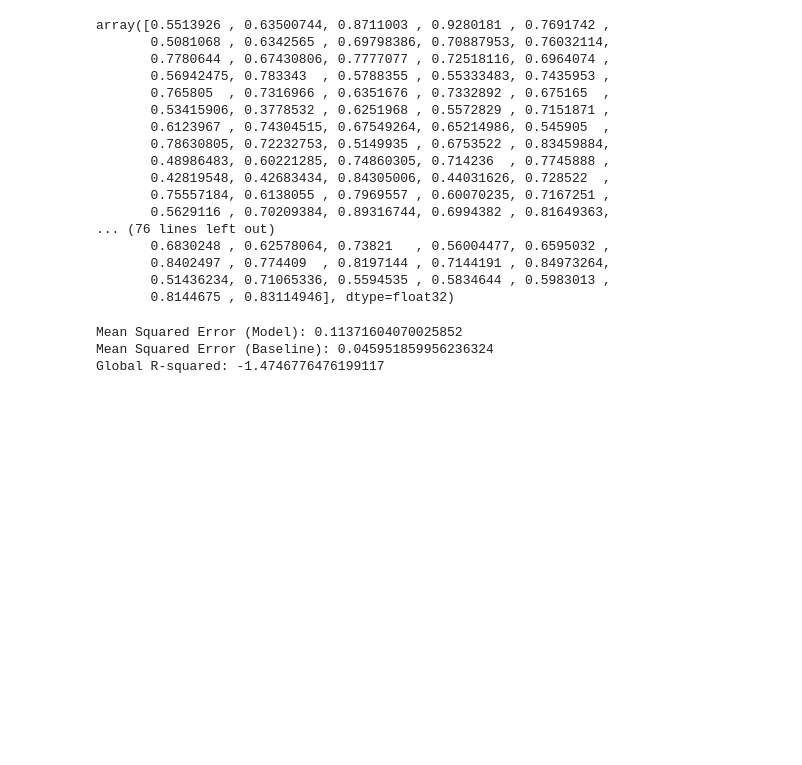
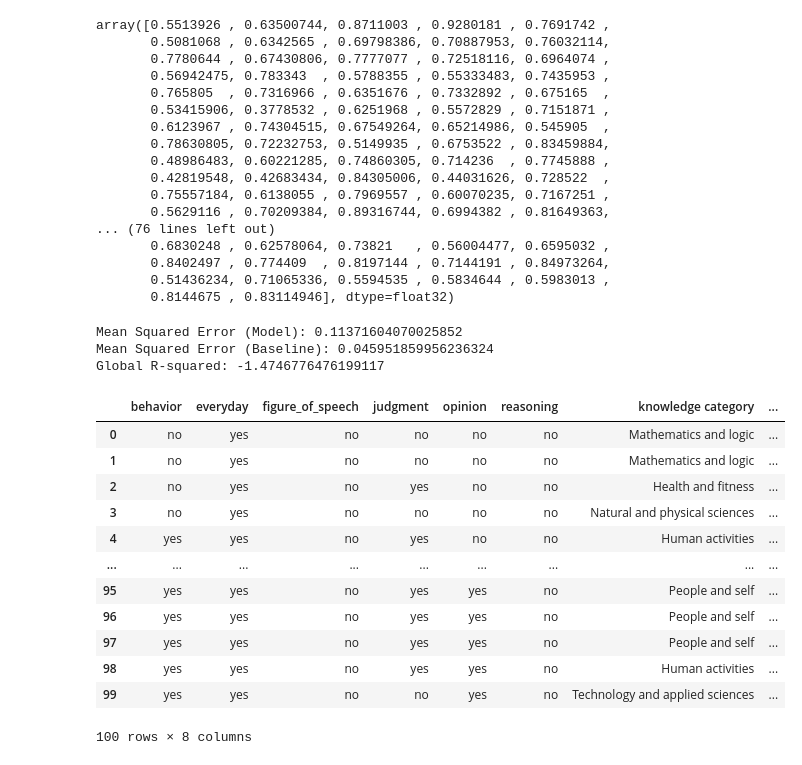
Before and after one commit to Watts-Lab/commonsense-statements, a Jupyter notebook: dimension-prediction.ipynb, the cells around one changed output. Drawn from its saved outputs; the diff is of its cells as text; code cells hidden in the pictures; blank space fills up the shorter version.

```diff
--- a/dimension-prediction.ipynb
+++ b/dimension-prediction.ipynb
@@ -44,10 +45,16 @@ statement_properties_df = pd.read_csv('statement_properties.csv')
 # %% [markdown]
 Run the first cell to get the embeddings from openAI API. This will take a while (roughly 20 minutes). The embeddings will be saved in the embedded_statements.
 # %%
+import os
+import pandas as pd
+
 def get_embedding(text, model="text-embedding-ada-002"):
    text = text.replace("\n", " ")
-   return openai.Embedding.create(input = [text], model=model)['data'][0]['embedding']
+   return openai.Embedding.create(input=[text], model=model)['data'][0]['embedding']
 
 
-cleaned_statements_df['embeddings'] = cleaned_statements_df['fixed statement'].apply(lambda x: get_embedding(x, model='text-embedding-ada-002'))
-cleaned_statements_df.to_pickle('embedded_statements.pkl')
+if not os.path.exists('embedded_statements.pkl'):
+   cleaned_statements_df['embeddings'] = cleaned_statements_df['fixed statement'].apply(lambda x: get_embedding(x, model='text-embedding-ada-002'))
+   cleaned_statements_df.to_pickle('embedded_statements.pkl')
+else:
+   embedded_statements = pd.read_pickle('embedded_statements.pkl')
@@ -238,0 +313,28 @@ Global R-squared: -1.4746776476199117
+# %%
+first_500_statements = []
+
+for s in merged_df['statement_y'].head(500).values:
+    first_500_statements.append(label_statement(s))
+# %%
+df_data = []
+
+for _ in first_500_statements:
+    df_data.append(json.loads(_['choices'][0]['message']['content']))
+
+df_0_to_500 = pd.DataFrame(df_data)
+df_0_to_500['statement_index'] = df_0_to_500.index + 1
+df_0_to_500
+# %% [output]
+|  | behavior | everyday | figure_of_speech | judgment | opinion | reasoning | knowledge category | ... |
+| 0 | no | yes | no | no | no | no | Mathematics and logic | ... |
+| 1 | no | yes | no | no | no | no | Mathematics and logic | ... |
+| 2 | no | yes | no | yes | no | no | Health and fitness | ... |
+| 3 | no | yes | no | no | no | no | Natural and physical sciences | ... |
+| 4 | yes | yes | no | yes | no | no | Human activities | ... |
+| ... | ... | ... | ... | ... | ... | ... | ... | ... |
+| 95 | yes | yes | no | yes | yes | no | People and self | ... |
+| 96 | yes | yes | no | yes | yes | no | People and self | ... |
+| 97 | yes | yes | no | yes | yes | no | People and self | ... |
+| 98 | yes | yes | no | yes | yes | no | Human activities | ... |
+| 99 | yes | yes | no | no | yes | no | Technology and applied sciences | ... |
+100 rows × 8 columns
```
Also changed, not shown: parts of 18 cells of this notebook, 2 other files.
